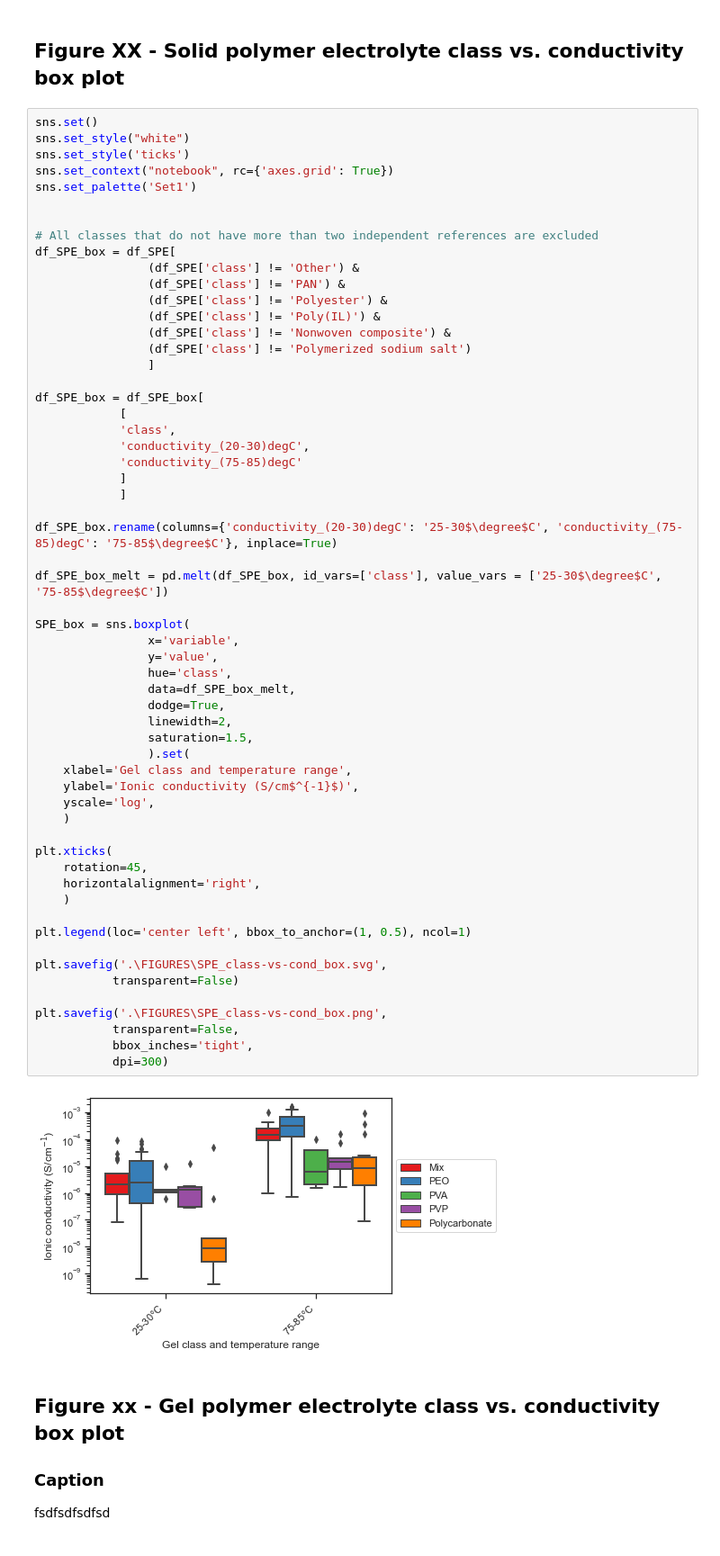
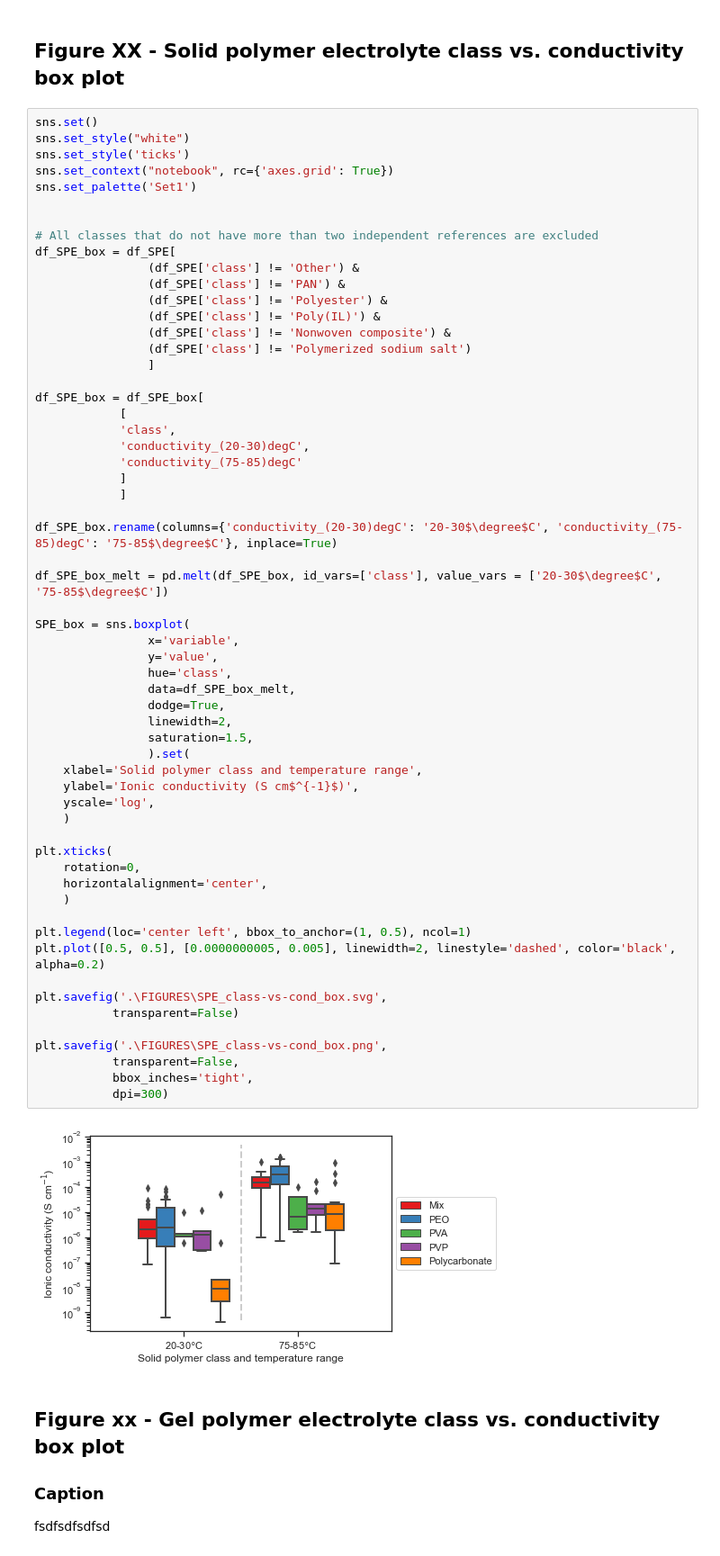
Before and after one commit to jknottUOW/polymer-review-paper, a Jupyter notebook: FIGURES.ipynb, the cells around one changed output. Shown at 90% size. Drawn from its saved outputs; the diff is of its cells as text.

Commit message:
Final version of figures for draft manuscript to authors

```diff
--- a/FIGURES.ipynb
+++ b/FIGURES.ipynb
@@ -45,40 +46,41 @@ df_SPE_box = df_SPE_box[
             ]
             ]
 
-df_SPE_box.rename(columns={'conductivity_(20-30)degC': '25-30$\degree$C', 'conductivity_(75-85)degC': '75-85$\degree$C'}, inplace=True)
+df_SPE_box.rename(columns={'conductivity_(20-30)degC': '20-30$\degree$C', 'conductivity_(75-85)degC': '75-85$\degree$C'}, inplace=True)
 
-df_SPE_box_melt = pd.melt(df_SPE_box, id_vars=['class'], value_vars = ['25-30$\degree$C', '75-85$\degree$C'])
+df_SPE_box_melt = pd.melt(df_SPE_box, id_vars=['class'], value_vars = ['20-30$\degree$C', '75-85$\degree$C'])
 
 SPE_box = sns.boxplot(
                 x='variable',
                 y='value',
                 hue='class',
                 data=df_SPE_box_melt,
                 dodge=True,
                 linewidth=2,
                 saturation=1.5,
                 ).set(
-    xlabel='Gel class and temperature range',
-    ylabel='Ionic conductivity (S/cm$^{-1}$)',
+    xlabel='Solid polymer class and temperature range',
+    ylabel='Ionic conductivity (S cm$^{-1}$)',
     yscale='log',
     )
 
 plt.xticks(
-    rotation=45,
-    horizontalalignment='right',
+    rotation=0,
+    horizontalalignment='center',
     )
 
 plt.legend(loc='center left', bbox_to_anchor=(1, 0.5), ncol=1)
+plt.plot([0.5, 0.5], [0.0000000005, 0.005], linewidth=2, linestyle='dashed', color='black', alpha=0.2)
 
 plt.savefig('.\FIGURES\SPE_class-vs-cond_box.svg',
            transparent=False)
 
 plt.savefig('.\FIGURES\SPE_class-vs-cond_box.png',
            transparent=False,
            bbox_inches='tight',
            dpi=300)
 # %% [output]
-[figure, old version]
+[figure, new version]
 # %% [markdown]
 ## Figure xx - Gel polymer electrolyte class vs. conductivity box plot
 
```
Also changed, not shown: parts of 6 cells of this notebook, 12 other files.
